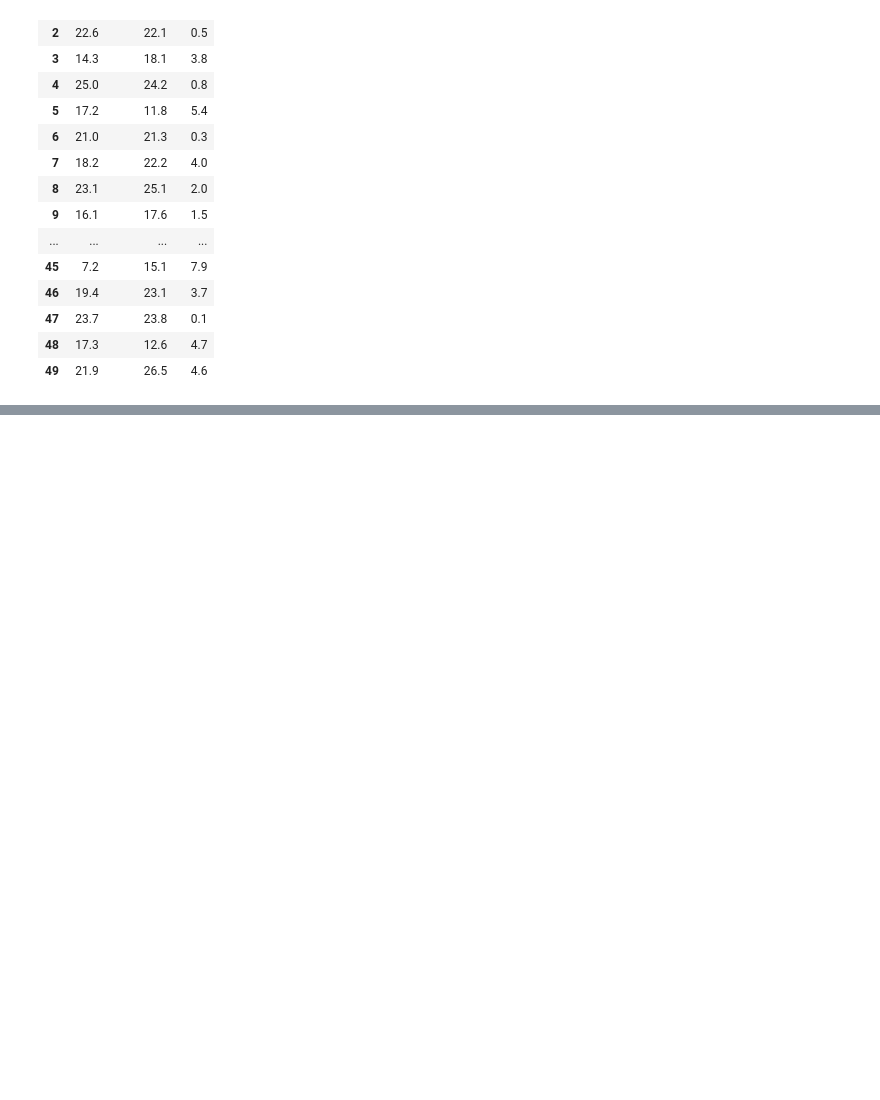
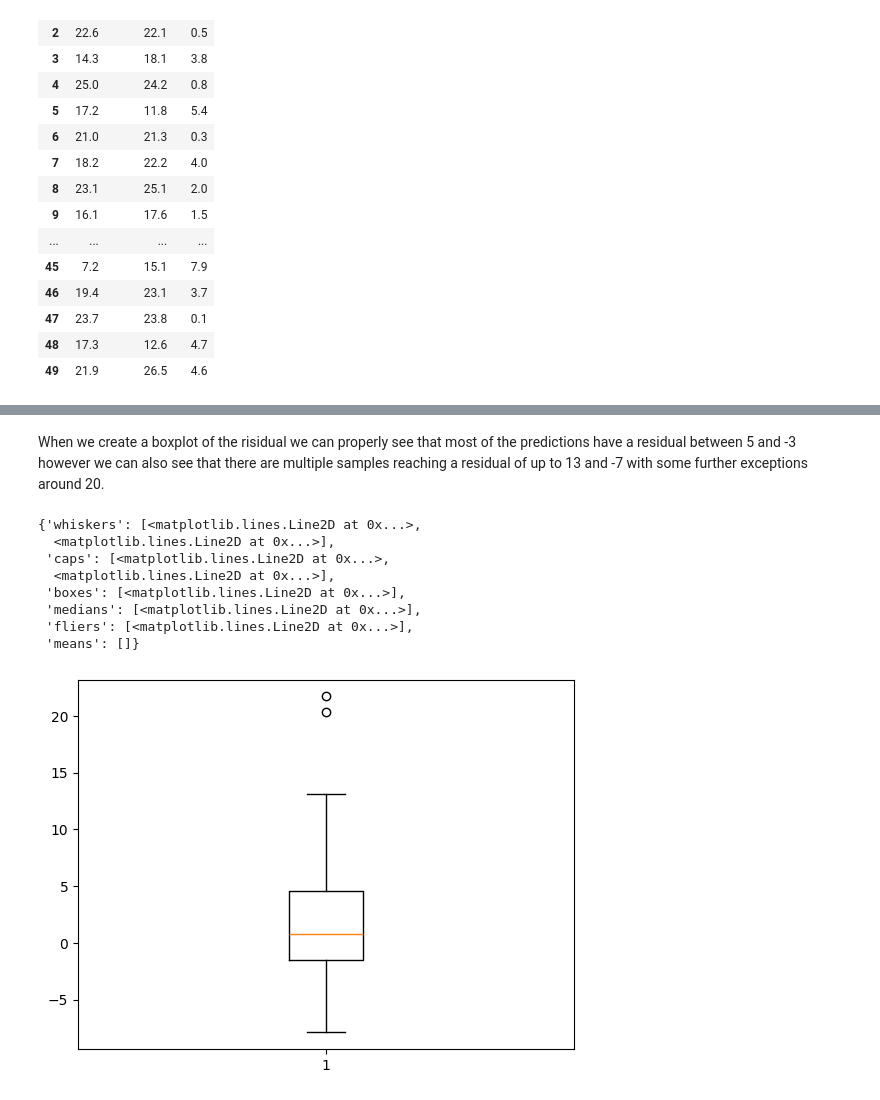
Before and after one commit to BorisTsankov/ML-HUB, a Jupyter notebook: labs/house_price_predictor-main/house-price-predictor.ipynb, the cells around one changed output, grey strips where cells are left out. Cells and saved outputs as stored; diff of their text form; code cells hidden in the pictures; blank space fills up the shorter version.

```diff
--- a/labs/house_price_predictor-main/house-price-predictor.ipynb
+++ b/labs/house_price_predictor-main/house-price-predictor.ipynb
@@ -200,0 +216,14 @@ df
+# %% [markdown]
+When we create a boxplot of the risidual we can properly see that most of the predictions have a residual between 5 and -3 however we can also see that there are multiple samples reaching a residual of up to 13 and -7 with some further exceptions around 20.
+# %%
+plt.boxplot(df["residual"])
+# %% [output]
+{'whiskers': [<matplotlib.lines.Line2D at 0x...>,
+  <matplotlib.lines.Line2D at 0x...>],
+ 'caps': [<matplotlib.lines.Line2D at 0x...>,
+  <matplotlib.lines.Line2D at 0x...>],
+ 'boxes': [<matplotlib.lines.Line2D at 0x...>],
+ 'medians': [<matplotlib.lines.Line2D at 0x...>],
+ 'fliers': [<matplotlib.lines.Line2D at 0x...>],
+ 'means': []}
+[figure, added]
```
Also changed, not shown: parts of 13 cells of this notebook.
